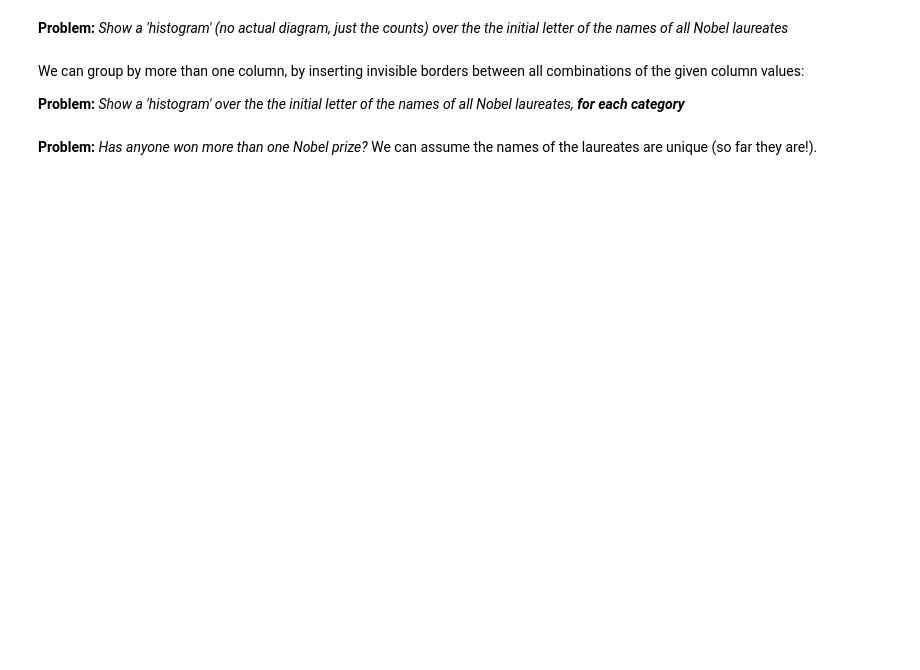
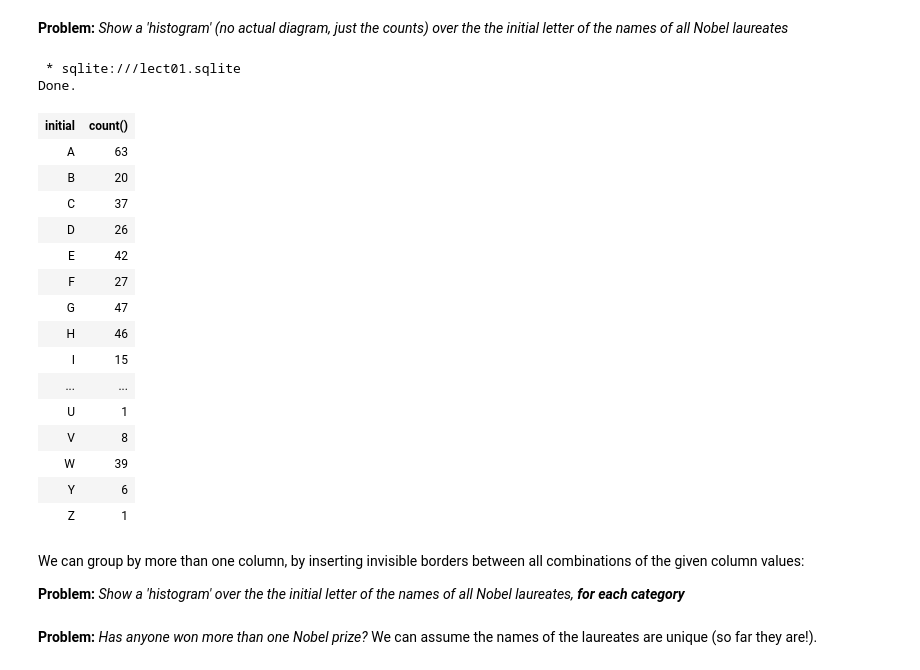
Before and after one commit to GitThisJoel/database-technology, a Jupyter notebook: lectures/1/f01-nb.ipynb, the cells around one changed output. Cells and saved outputs as stored; diff of their text form; code cells hidden in the pictures; blank space fills up the shorter version.

```diff
--- a/lectures/1/f01-nb.ipynb
+++ b/lectures/1/f01-nb.ipynb
@@ -660,6 +1053,28 @@ the counts) over the the initial letter of the names of all
 Nobel laureates_
 # %%
 %%sql
+SELECT substr(name, 1, 1) AS initial, count()
+FROM nobel
+GROUP BY initial
+# %% [output]
+ * sqlite:///lect01.sqlite
+Done.
+| initial | count() |
+| A | 63 |
+| B | 20 |
+| C | 37 |
+| D | 26 |
+| E | 42 |
+| F | 27 |
+| G | 47 |
+| H | 46 |
+| I | 15 |
+| ... | ... |
+| U | 1 |
+| V | 8 |
+| W | 39 |
+| Y | 6 |
+| Z | 1 |
 # %% [markdown]
 We can group by more than one column, by inserting invisible
 borders between all combinations of the given column values:
```
Also changed, not shown: parts of 45 cells of this notebook, 1 other file.
